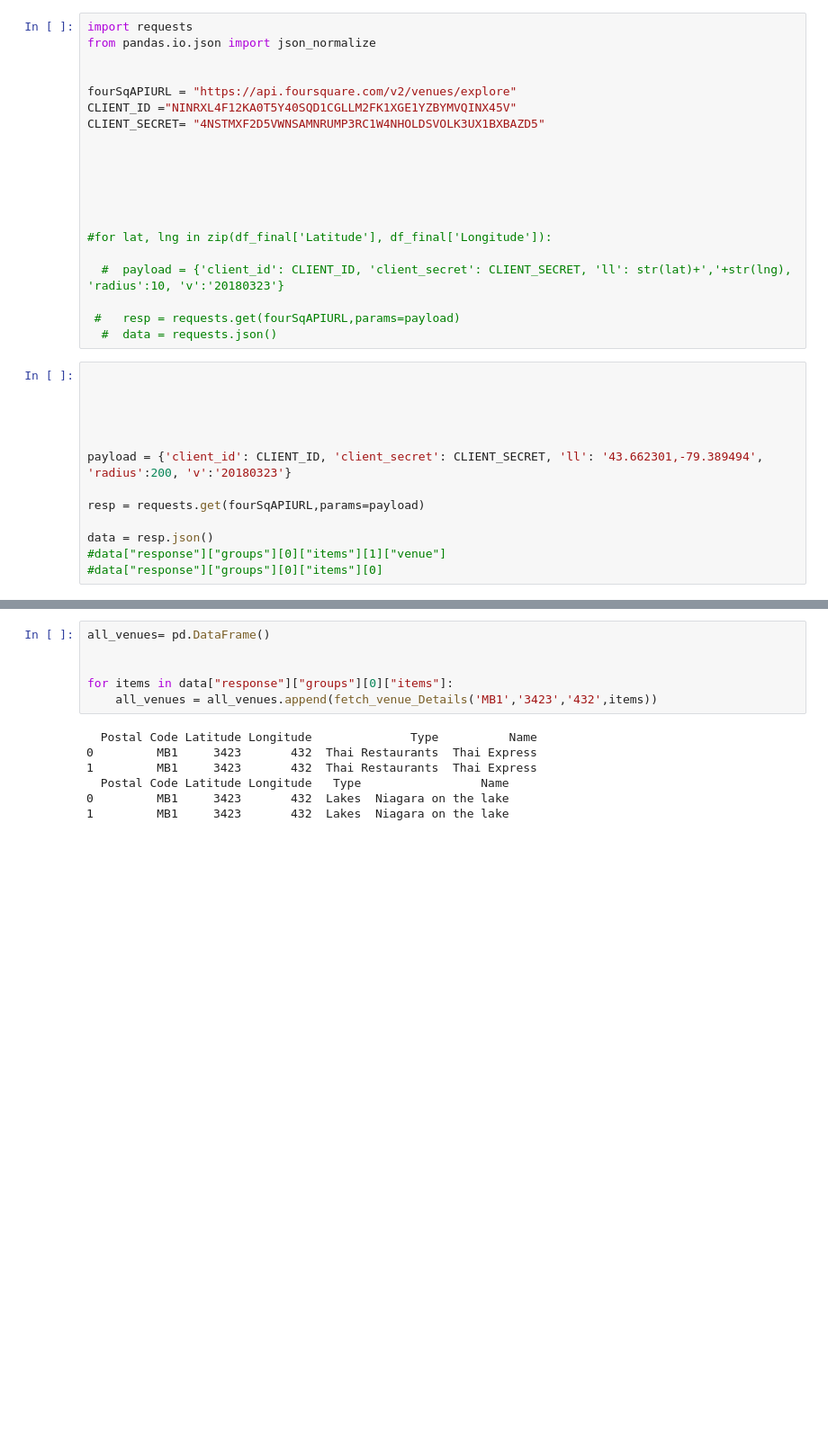
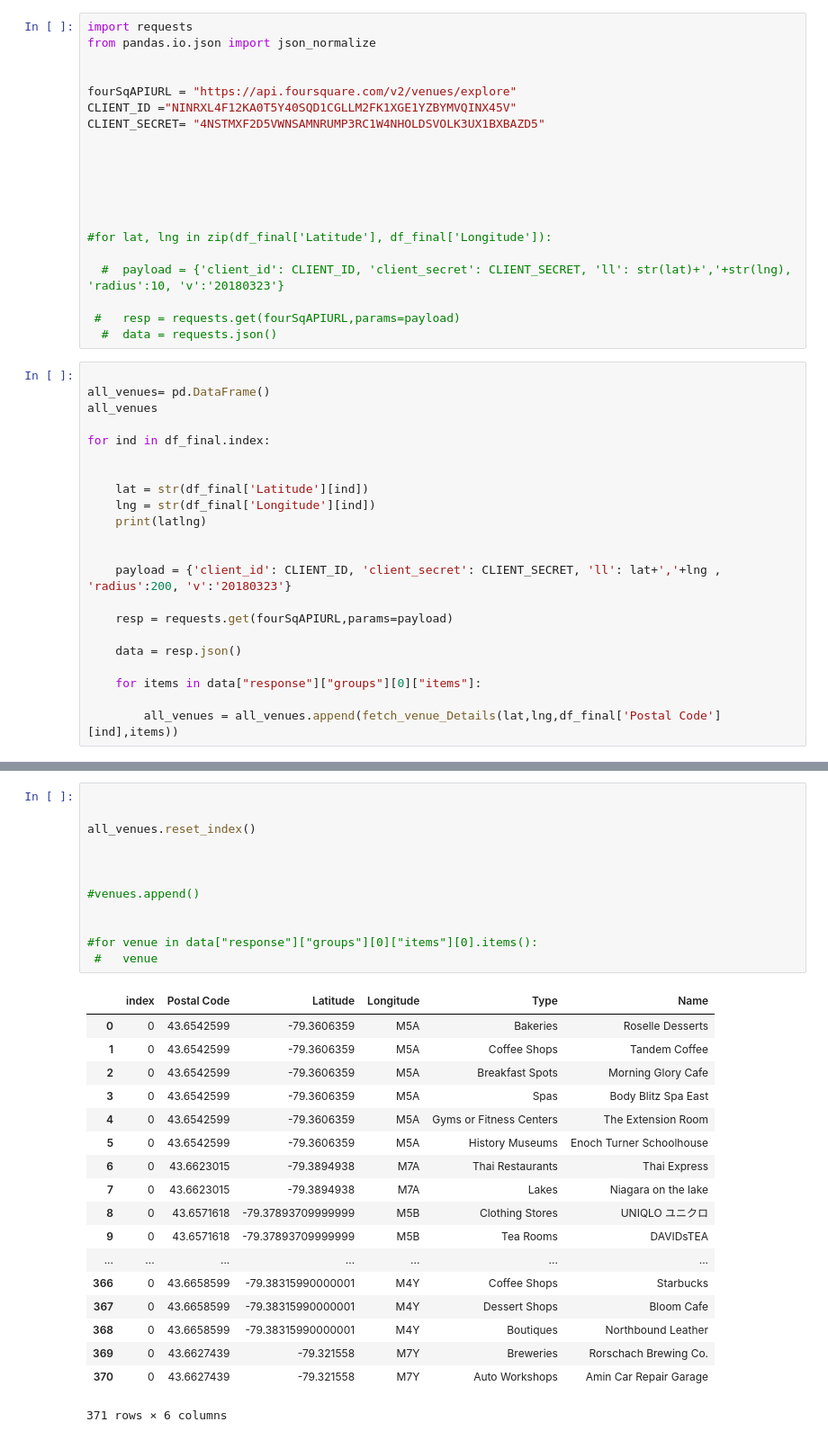
Before and after one commit to amitkrulz/Coursera_Capstone, a Jupyter notebook: TorontoClassification File.ipynb, the cells around one changed output, grey strips where cells are left out. Shown at 90% size. Drawn from its saved outputs; the diff is of its cells as text; blank space fills up the shorter version.

```diff
--- a/TorontoClassification File.ipynb
+++ b/TorontoClassification File.ipynb
@@ -105,14 +105,23 @@ CLIENT_SECRET= "4NSTMXF2D5VWNSAMNRUMP3RC1W4NHOLDSVOLK3UX1BXBAZD5"
   #  data = requests.json()
 # %%
 
+all_venues= pd.DataFrame()
+all_venues
+
+for ind in df_final.index:
 
 
+    lat = str(df_final['Latitude'][ind])
+    lng = str(df_final['Longitude'][ind])
+    print(latlng)
 
 
-payload = {'client_id': CLIENT_ID, 'client_secret': CLIENT_SECRET, 'll': '43.662301,-79.389494', 'radius':200, 'v':'20180323'}
+    payload = {'client_id': CLIENT_ID, 'client_secret': CLIENT_SECRET, 'll': lat+','+lng , 'radius':200, 'v':'20180323'}
 
-resp = requests.get(fourSqAPIURL,params=payload)
+    resp = requests.get(fourSqAPIURL,params=payload)
 
-data = resp.json()
-#data["response"]["groups"][0]["items"][1]["venue"]
-#data["response"]["groups"][0]["items"][0]
+    data = resp.json()
+
+    for items in data["response"]["groups"][0]["items"]:
+
+        all_venues = all_venues.append(fetch_venue_Details(lat,lng,df_final['Postal Code'][ind],items))
@@ -131,13 +171,31 @@ def fetch_venue_Details(postalcode,latitude,longitude,v_list):
 # %%
-all_venues= pd.DataFrame()
 
 
-for items in data["response"]["groups"][0]["items"]:
-    all_venues = all_venues.append(fetch_venue_Details('MB1','3423','432',items))
+all_venues.reset_index()
+
+
+
+#venues.append()
+
+
+#for venue in data["response"]["groups"][0]["items"][0].items():
+ #   venue
 # %% [output]
+|  | index | Postal Code | Latitude | Longitude | Type | Name |
+| 0 | 0 | 43.6542599 | -79.3606359 | M5A | Bakeries | Roselle Desserts |
+| 1 | 0 | 43.6542599 | -79.3606359 | M5A | Coffee Shops | Tandem Coffee |
+| 2 | 0 | 43.6542599 | -79.3606359 | M5A | Breakfast Spots | Morning Glory Cafe |
+| 3 | 0 | 43.6542599 | -79.3606359 | M5A | Spas | Body Blitz Spa East |
+| 4 | 0 | 43.6542599 | -79.3606359 | M5A | Gyms or Fitness Centers | The Extension Room |
+| 5 | 0 | 43.6542599 | -79.3606359 | M5A | History Museums | Enoch Turner Schoolhouse |
+| 6 | 0 | 43.6623015 | -79.3894938 | M7A | Thai Restaurants | Thai Express |
+| 7 | 0 | 43.6623015 | -79.3894938 | M7A | Lakes | Niagara on the lake |
+| 8 | 0 | 43.6571618 | -79.37893709999999 | M5B | Clothing Stores | UNIQLO ユニクロ |
+| 9 | 0 | 43.6571618 | -79.37893709999999 | M5B | Tea Rooms | DAVIDsTEA |
+| ... | ... | ... | ... | ... | ... | ... |
+| 366 | 0 | 43.6658599 | -79.38315990000001 | M4Y | Coffee Shops | Starbucks |
+| 367 | 0 | 43.6658599 | -79.38315990000001 | M4Y | Dessert Shops | Bloom Cafe |
+| 368 | 0 | 43.6658599 | -79.38315990000001 | M4Y | Boutiques | Northbound Leather |
+| 369 | 0 | 43.6627439 | -79.321558 | M7Y | Breweries | Rorschach Brewing Co. |
+| 370 | 0 | 43.6627439 | -79.321558 | M7Y | Auto Workshops | Amin Car Repair Garage |
-  Postal Code Latitude Longitude              Type          Name
-0         MB1     3423       432  Thai Restaurants  Thai Express
-1         MB1     3423       432  Thai Restaurants  Thai Express
-  Postal Code Latitude Longitude   Type                 Name
-0         MB1     3423       432  Lakes  Niagara on the lake
-1         MB1     3423       432  Lakes  Niagara on the lake
+371 rows × 6 columns
```
Also changed, not shown: parts of 5 cells of this notebook.
